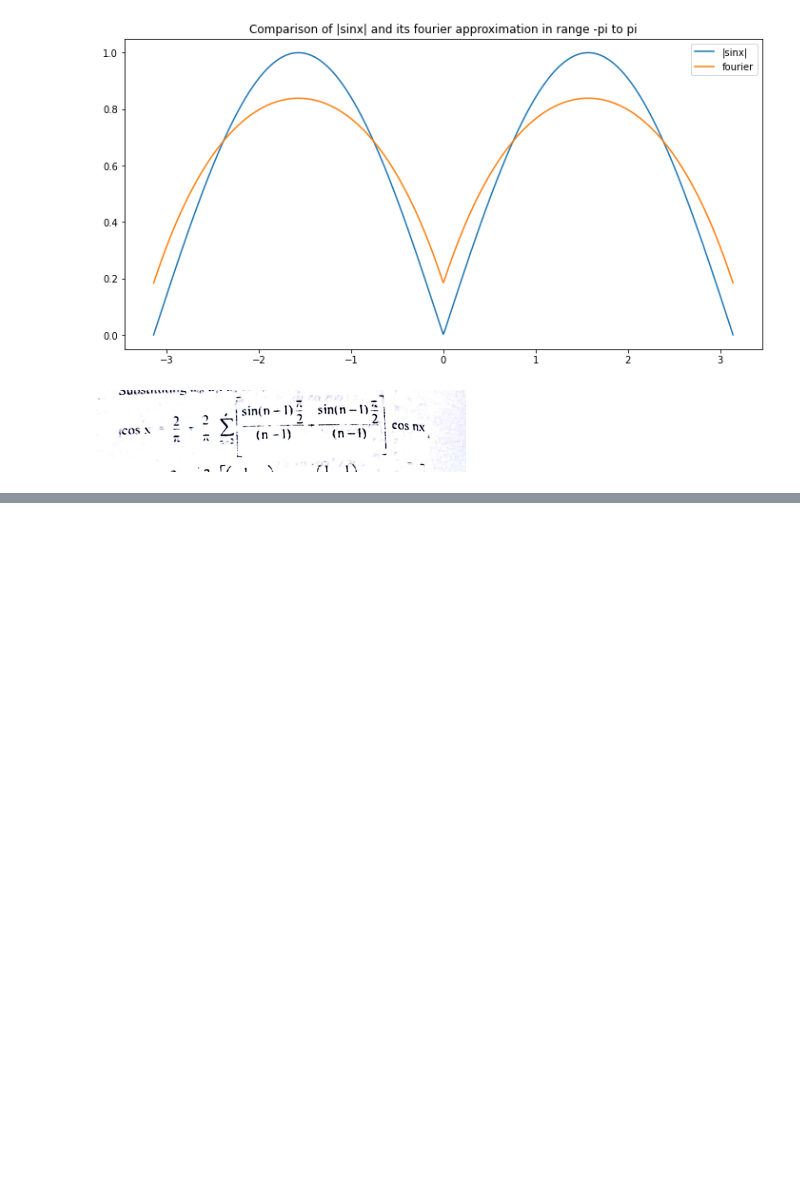
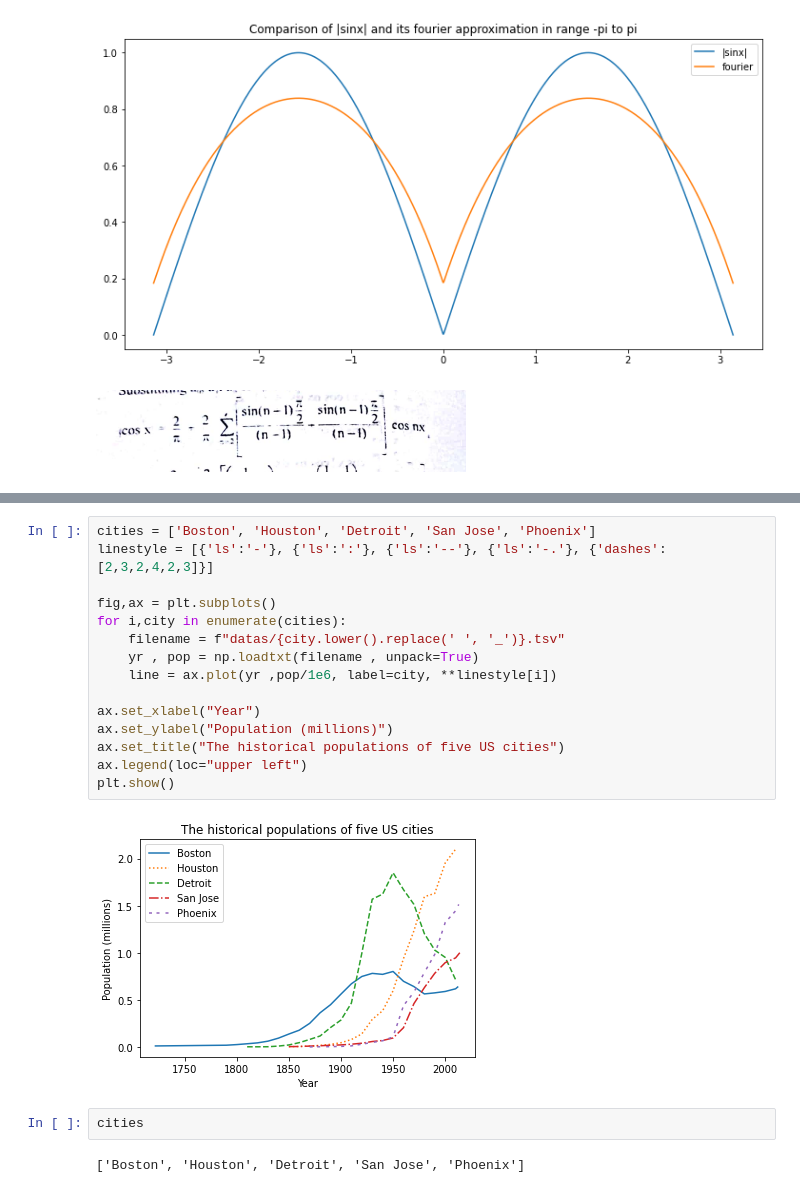
Before and after one commit to Ashim-Paudel/Matplotlib-Learning, a Jupyter notebook: Matplotlib 2.ipynb, the cells around one changed output, grey strips where cells are left out. Saved outputs shown, nothing was run; the diff lists cells and outputs as text; blank space fills up the shorter version.

```diff
--- a/Matplotlib 2.ipynb
+++ b/Matplotlib 2.ipynb
@@ -109,0 +208,21 @@ plt.legend()
+# %%
+cities = ['Boston', 'Houston', 'Detroit', 'San Jose', 'Phoenix']
+linestyle = [{'ls':'-'}, {'ls':':'}, {'ls':'--'}, {'ls':'-.'}, {'dashes':[2,3,2,4,2,3]}]
+
+fig,ax = plt.subplots()
+for i,city in enumerate(cities):
+    filename = f"datas/{city.lower().replace(' ', '_')}.tsv"
+    yr , pop = np.loadtxt(filename , unpack=True)
+    line = ax.plot(yr ,pop/1e6, label=city, **linestyle[i])
+
+ax.set_xlabel("Year")
+ax.set_ylabel("Population (millions)")
+ax.set_title("The historical populations of five US cities")
+ax.legend(loc="upper left")
+plt.show()
+# %% [output]
+[figure, added]
+# %%
+cities
+# %% [output]
+['Boston', 'Houston', 'Detroit', 'San Jose', 'Phoenix']
```
Also changed, not shown: parts of 15 cells of this notebook, 17 other files.
